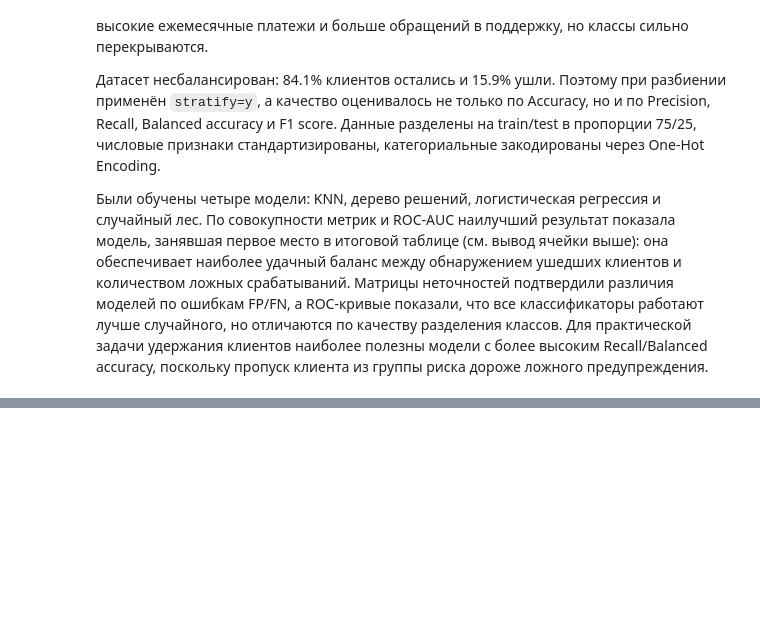
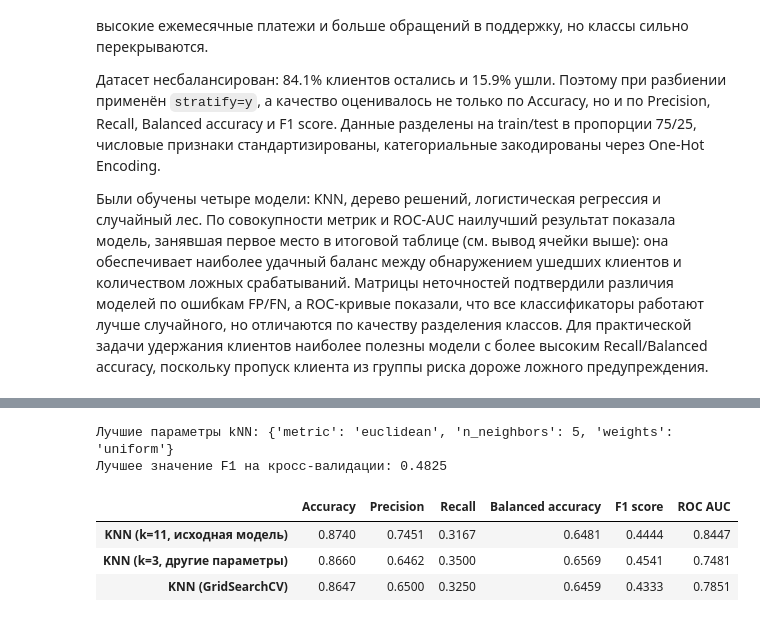
Before and after one commit to DoubleD-99/ida, a Jupyter notebook: ЛР5_Веселов_5.ipynb, the cells around one changed output, grey strips where cells are left out. Saved outputs shown, nothing was run; the diff lists cells and outputs as text; code cells hidden in the pictures; blank space fills up the shorter version.

```diff
--- a/ЛР5_Веселов_5.ipynb
+++ b/ЛР5_Веселов_5.ipynb
@@ -362,0 +367,50 @@ print('Лучшая модель по совокупности F1/Balanced accur
+# %%
+from sklearn.model_selection import GridSearchCV, StratifiedKFold
+from sklearn.metrics import roc_auc_score
+
+knn_cv = StratifiedKFold(n_splits=5, shuffle=True, random_state=RANDOM_STATE)
+knn_grid = GridSearchCV(
+    estimator=KNeighborsClassifier(),
+    param_grid={
+        'n_neighbors': [3, 5, 7, 9, 11, 15, 21],
+        'weights': ['uniform', 'distance'],
+        'metric': ['euclidean', 'manhattan'],
+    },
+    scoring='f1',
+    cv=knn_cv,
+    n_jobs=None,
+)
+knn_grid.fit(X_train_prep, y_train)
+knn_best = knn_grid.best_estimator_
+
+print('Лучшие параметры kNN:', knn_grid.best_params_)
+print('Лучшее значение F1 на кросс-валидации:', round(knn_grid.best_score_, 4))
+
+def knn_metrics(model):
+    pred = model.predict(X_test_prep)
+    proba = model.predict_proba(X_test_prep)[:, 1]
+    return {
+        'Accuracy': accuracy_score(y_test, pred),
+        'Precision': precision_score(y_test, pred, zero_division=0),
+        'Recall': recall_score(y_test, pred, zero_division=0),
+        'Balanced accuracy': balanced_accuracy_score(y_test, pred),
+        'F1 score': f1_score(y_test, pred, zero_division=0),
+        'ROC AUC': roc_auc_score(y_test, proba),
+    }
+
+knn_other = KNeighborsClassifier(n_neighbors=3)
+knn_other.fit(X_train_prep, y_train)
+
+knn_compare = pd.DataFrame.from_dict({
+    'KNN (k=11, исходная модель)': knn_metrics(models['KNN']),
+    'KNN (k=3, другие параметры)': knn_metrics(knn_other),
+    'KNN (GridSearchCV)': knn_metrics(knn_best),
+}, orient='index').round(4)
+display(knn_compare)
+# %% [output]
+Лучшие параметры kNN: {'metric': 'euclidean', 'n_neighbors': 5, 'weights': 'uniform'}
+Лучшее значение F1 на кросс-валидации: 0.4825
+|  | Accuracy | Precision | Recall | Balanced accuracy | F1 score | ROC AUC |
+| KNN (k=11, исходная модель) | 0.8740 | 0.7451 | 0.3167 | 0.6481 | 0.4444 | 0.8447 |
+| KNN (k=3, другие параметры) | 0.8660 | 0.6462 | 0.3500 | 0.6569 | 0.4541 | 0.7481 |
+| KNN (GridSearchCV) | 0.8647 | 0.6500 | 0.3250 | 0.6459 | 0.4333 | 0.7851 |
```
Also changed, not shown: parts of 11 cells of this notebook.
